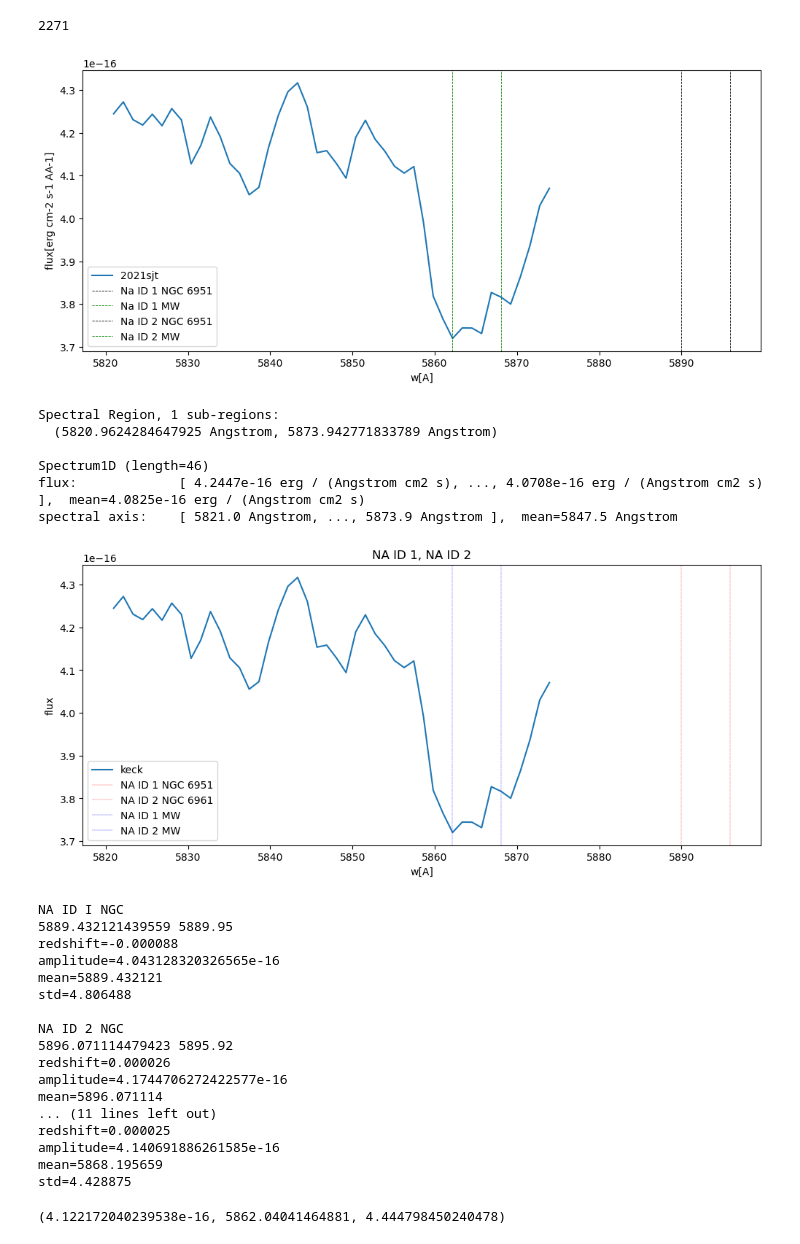
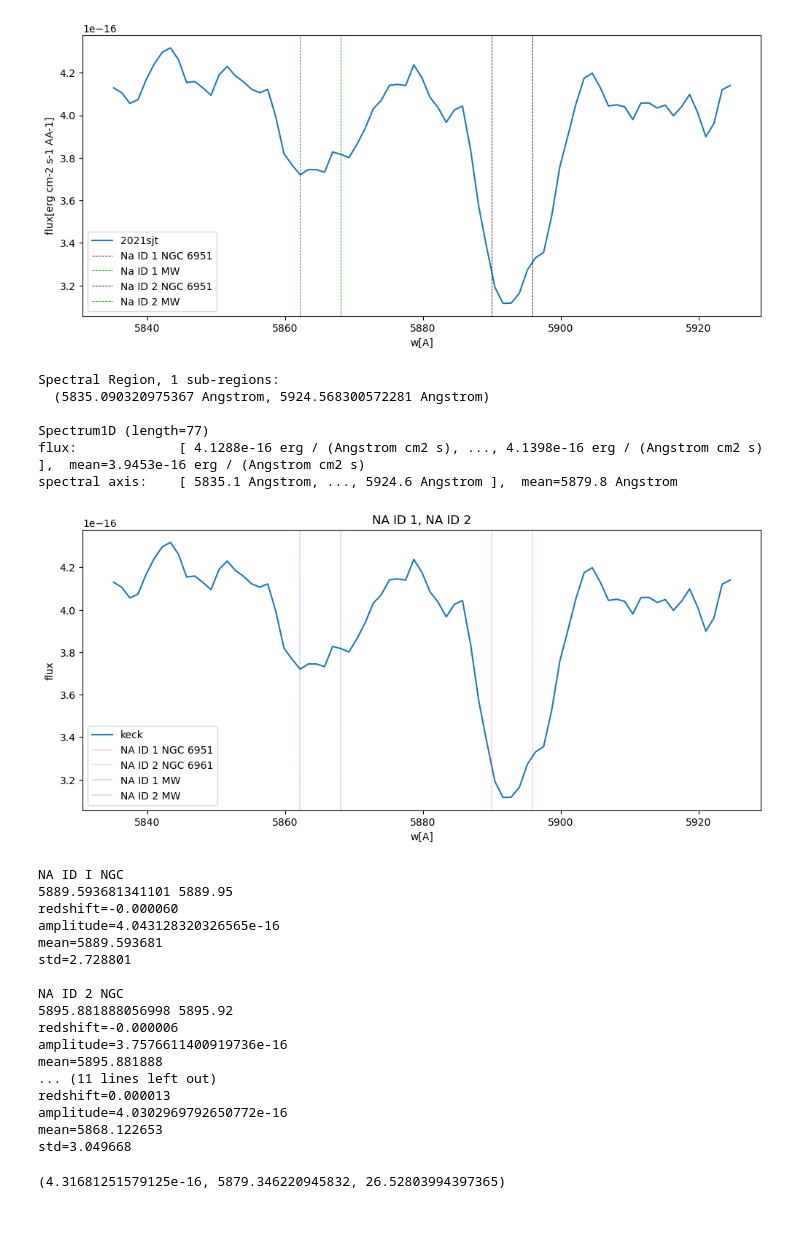
Before and after one commit to kirstytaggart/Lamat-progenitor-project, a Jupyter notebook: Measure_EW_NAID_2021sjt.ipynb, the cells around one changed output. Drawn from its saved outputs; the diff is of its cells as text; code cells hidden in the pictures.

```diff
--- a/Measure_EW_NAID_2021sjt.ipynb
+++ b/Measure_EW_NAID_2021sjt.ipynb
@@ -92,29 +95,26 @@ dereddened_flux=remove(extinction.fitzpatrick99(wav1, a_v=1.0168, r_v=3.1), flux
 
 # Step 2 - Correct spectrum wavelength for redshift
 wav1=wav1/(1+z)
-print(ind[0][0])
-# %% [output]
-2271
 # %%
-wav_region_left=5820 * u.AA
-wav_region_right=5875* u.AA
+wav_region_left=5835 * u.AA
+wav_region_right=5925 * u.AA
 ind=np.where((wav1>wav_region_left) & (wav1<wav_region_right))
 fig, ax = plt.subplots(figsize=(12,5),nrows=1, ncols=1)
 ax.plot(wav1[ind], dereddened_flux[ind], label = '2021sjt')
 
 # plot Na ID absorption from 2021sjt,
 ax.axvline(line_list['NA ID 1'], color='black', linestyle='--',linewidth=0.6, label = 'Na ID 1 NGC 6951')
 ax.axvline(line_list['NA ID 1']/(1+z), color='green', linestyle='--',linewidth=0.6, label = 'Na ID 1 MW')
 
 ax.axvline(line_list['NA ID 2'], color='black', linestyle='--',linewidth=0.6, label = 'Na ID 2 NGC 6951')
 ax.axvline(line_list['NA ID 2']/(1+z), color='green', linestyle='--',linewidth=0.6, label = 'Na ID 2 MW')
 
 plt.legend()
 plt.xlabel("w[A]")
 ax.set_ylabel("flux[erg cm-2 s-1 AA-1]")
 plt.show()
 # %% [output]
-[figure, old version]
+[figure, new version]
 # %%
 NA_ID_1_NGC=line_list['NA ID 1']
 NA_ID_2_NGC=line_list['NA ID 2']
@@ -130,11 +130,11 @@ print(sub_spectrum)
 line_estimates=estimate_line_parameters(sub_spectrum, models.Gaussian1D())
 # %% [output]
 Spectral Region, 1 sub-regions:
-  (5820.9624284647925 Angstrom, 5873.942771833789 Angstrom)
+  (5835.090320975367 Angstrom, 5924.568300572281 Angstrom)
 
-Spectrum1D (length=46)
-flux:             [ 4.2447e-16 erg / (Angstrom cm2 s), ..., 4.0708e-16 erg / (Angstrom cm2 s) ],  mean=4.0825e-16 erg / (Angstrom cm2 s)
-spectral axis:    [ 5821.0 Angstrom, ..., 5873.9 Angstrom ],  mean=5847.5 Angstrom
+Spectrum1D (length=77)
+flux:             [ 4.1288e-16 erg / (Angstrom cm2 s), ..., 4.1398e-16 erg / (Angstrom cm2 s) ],  mean=3.9453e-16 erg / (Angstrom cm2 s)
+spectral axis:    [ 5835.1 Angstrom, ..., 5924.6 Angstrom ],  mean=5879.8 Angstrom
 # %%
 # Step 3 - Normalise the spectrum by modelling the continuum
 # NA ID 1, NA ID 2
@@ -157,7 +157,7 @@ plt.xlabel("w[A]")
 ax.set_ylabel("flux")
 plt.show()
 
-region = 8
+region = 5
 
 
 ############################################################################
@@ -216,26 +216,26 @@ print('mean=%.6f'%line_estimates4.mean.value)
 print('std=%.6f'%line_estimates4.stddev.value)
 print('')
 # %% [output]
-[figure, old version]
+[figure, new version]
 NA ID I NGC
-5889.432121439559 5889.95
-redshift=-0.000088
+5889.593681341101 5889.95
+redshift=-0.000060
 amplitude=4.043128320326565e-16
-mean=5889.432121
-std=4.806488
+mean=5889.593681
+std=2.728801
 
 NA ID 2 NGC
-5896.071114479423 5895.92
-redshift=0.000026
-amplitude=4.1744706272422577e-16
-mean=5896.071114
+5895.881888056998 5895.92
+redshift=-0.000006
+amplitude=3.7576611400919736e-16
+mean=5895.881888
 ... (11 lines left out)
-redshift=0.000025
-amplitude=4.140691886261585e-16
-mean=5868.195659
-std=4.428875
+redshift=0.000013
+amplitude=4.0302969792650772e-16
+mean=5868.122653
+std=3.049668
 # %%
-line_estimates3.amplitude.value,line_estimates3.mean.value,line_estimates3.stddev.value,
+line_estimates.amplitude.value,line_estimates.mean.value,line_estimates.stddev.value,
 # %% [output]
-(4.122172040239538e-16, 5862.04041464881, 4.444798450240478)
+(4.31681251579125e-16, 5879.346220945832, 26.52803994397365)
 # %%
```
Also changed, not shown: parts of 6 cells of this notebook.
